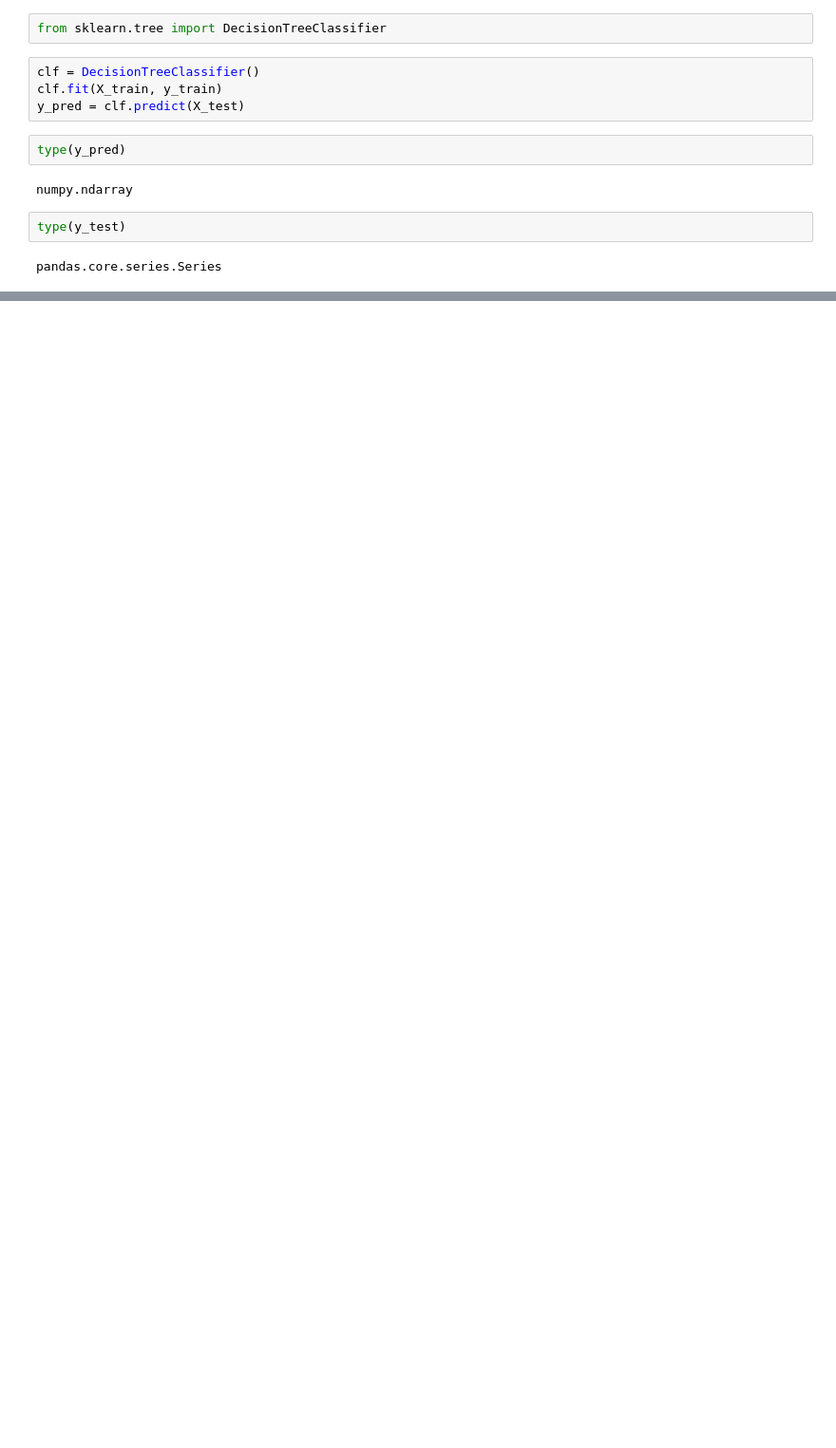
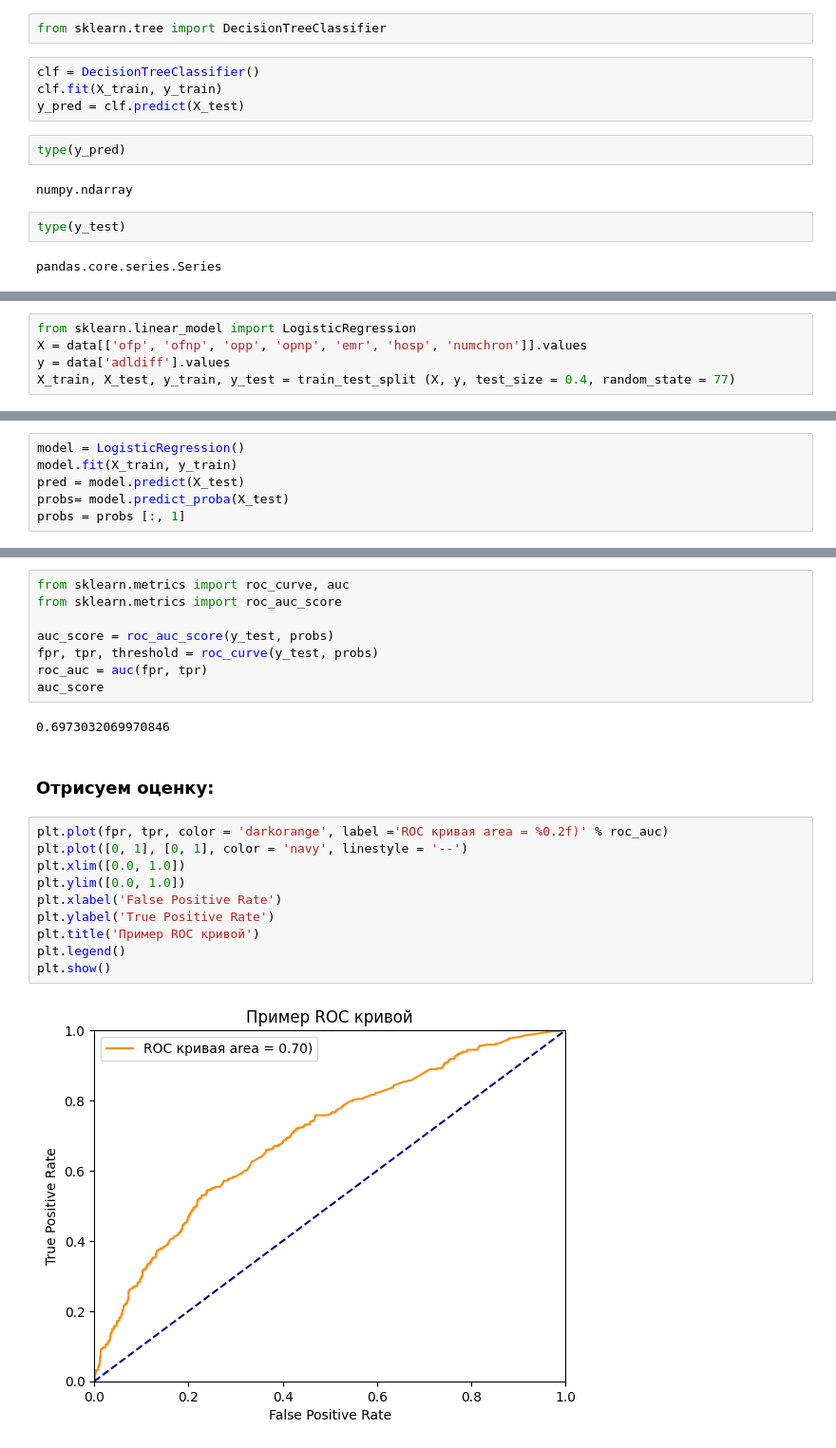
Before and after one commit to vpshenichnii/Innopolis-2024PVA, a Jupyter notebook: midterm_assest_Pshenichnii.ipynb, the cells around one changed output, grey strips where cells are left out. Shown: that part at 95% size. Drawn from its saved outputs; the diff is of its cells as text; blank space fills up the shorter version.

```diff
--- a/midterm_assest_Pshenichnii.ipynb
+++ b/midterm_assest_Pshenichnii.ipynb
@@ -399,0 +430,5 @@ import matplotlib.pyplot as plt
+# %%
+from sklearn.linear_model import LogisticRegression
+X = data[['ofp', 'ofnp', 'opp', 'opnp', 'emr', 'hosp', 'numchron']].values
+y = data['adldiff'].values
+X_train, X_test, y_train, y_test = train_test_split (X, y, test_size = 0.4, random_state = 77)
@@ -399,0 +445,6 @@ import matplotlib.pyplot as plt
+# %%
+model = LogisticRegression()
+model.fit(X_train, y_train)
+pred = model.predict(X_test)
+probs= model.predict_proba(X_test)
+probs = probs [:, 1]
@@ -399,0 +468,24 @@ import matplotlib.pyplot as plt
+# %%
+from sklearn.metrics import roc_curve, auc
+from sklearn.metrics import roc_auc_score
+
+auc_score = roc_auc_score(y_test, probs)
+fpr, tpr, threshold = roc_curve(y_test, probs)
+roc_auc = auc(fpr, tpr)
+auc_score
+# %% [output]
+0.6973032069970846
+# %% [markdown]
+### Отрисуем оценку:
+# %%
+plt.plot(fpr, tpr, color = 'darkorange', label ='ROC кривая area = %0.2f)' % roc_auc)
+plt.plot([0, 1], [0, 1], color = 'navy', linestyle = '--')
+plt.xlim([0.0, 1.0])
+plt.ylim([0.0, 1.0])
+plt.xlabel('False Positive Rate')
+plt.ylabel('True Positive Rate')
+plt.title('Пример ROC кривой')
+plt.legend()
+plt.show()
+# %% [output]
+[figure, added]
```
Also changed, not shown: parts of 32 cells of this notebook.
